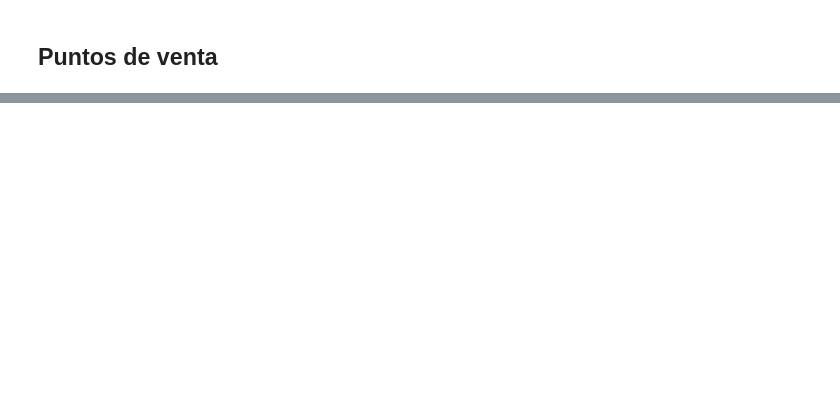
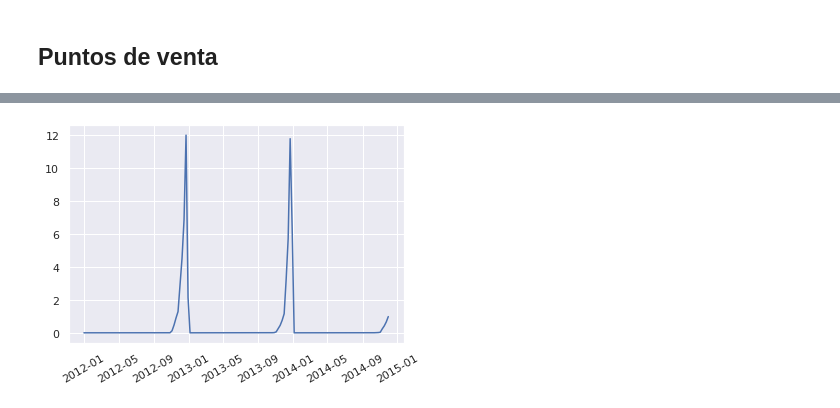
Before and after one commit to matiasbattocchia/eci2019-ventas-estacionales, a Jupyter notebook: Ventas.ipynb, the cells around one changed output, grey strips where cells are left out. Saved outputs shown, nothing was run; the diff lists cells and outputs as text; code cells hidden in the pictures; blank space fills up the shorter version.

```diff
--- a/Ventas.ipynb
+++ b/Ventas.ipynb
@@ -328,0 +147,10 @@ https://peerj.com/preprints/3190.pdf
+# %%
+normalizado = agregado.copy()
+
+for año in range(2012,2015):
+    normalizado[str(año)] /= conteo_pos_activos[año]
+# %%
+sn.lineplot(data=normalizado);
+plt.xticks(rotation=30);
+# %% [output]
+[figure, added]
```
Also changed, not shown: parts of 79 cells of this notebook, 1 other file.
